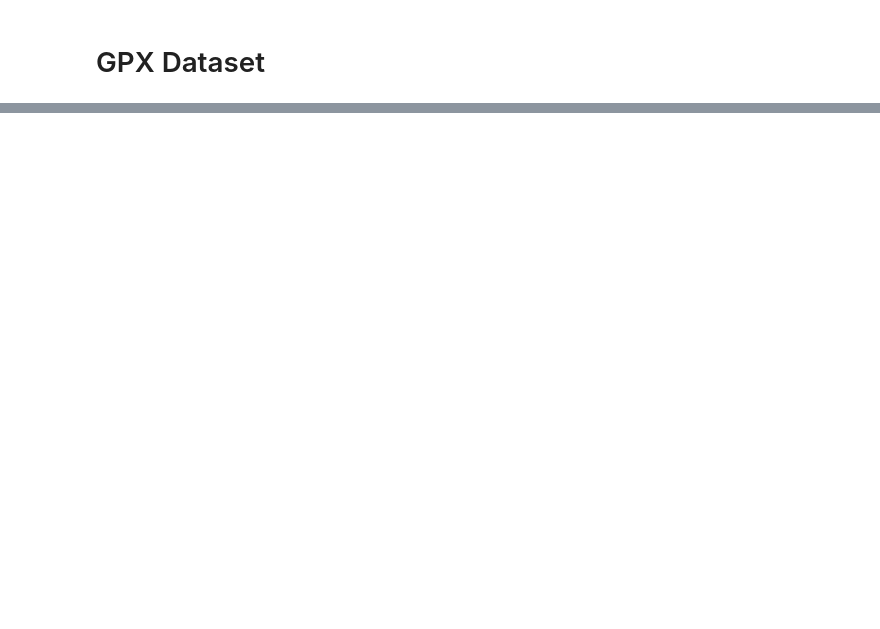
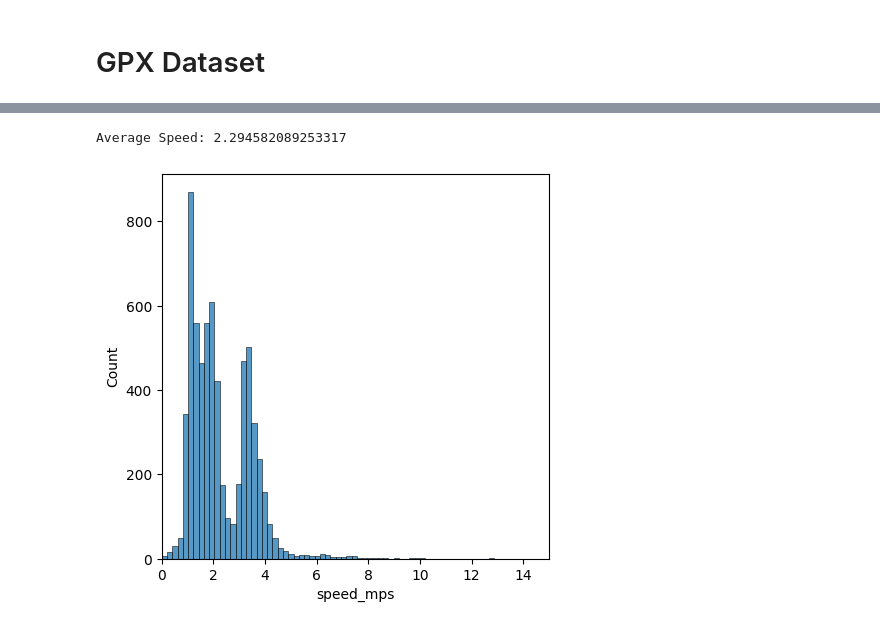
Before and after one commit to RodzanIskandar/Strava-Data, a Jupyter notebook: Strava_testing.ipynb, the cells around one changed output, grey strips where cells are left out. Saved outputs shown, nothing was run; the diff lists cells and outputs as text; code cells hidden in the pictures; blank space fills up the shorter version.

```diff
--- a/Strava_testing.ipynb
+++ b/Strava_testing.ipynb
@@ -43,2 +105,3 @@ df['Activity Date Modified Local'] = df['Activity Date Modified'] + timedelta(ho
 # %%
 df['Average Pace'] = 60 / (df['Average Speed'] * (0.001 / (1 / 3600)) )
+df['Average Elapsed Pace'] = 60 / (df['Average Elapsed Speed'] * (0.001 / (1 / 3600)) )
@@ -92,5 +233,5 @@ for track in gpx.tracks:
                 "time": point.time
             })
 # %%
-gpx_sample_df = pd.DataFrame(points)
+gpx_df = pd.DataFrame(points)
 # %%
@@ -133 +286,28 @@ gpx_sample_df['time_diff_seconds'] = time_diff
+# %%
+# gpx_sample_df["speed_kmh"] = gpx_sample_df["speed_mps"] * 3.6
+# gpx_sample_df["pace"] = gpx_sample_df['speed_mps'].apply(lambda x: 0 if x == 0 else 60 / (x * 3.6))
+
+# gpx_df["pace_min_km"] = (1000 / gpx_df["speed_mps"]) / 60
+gpx_df['pace_min_km'] = 60 / (gpx_df['speed_mps'] * (0.001 / (1 / 3600)) )
+gpx_df["pace_min_km_smooth"] = (
+    gpx_df["pace_min_km"]
+    .rolling(window=5, center=True)
+    .mean()
+)
+
+gpx_df["pace_min_km_ewm"] = (
+    gpx_df["pace_min_km"]
+    .ewm(alpha=0.2)
+    .mean()
+)
+# %%
+# Pace per 100 meters (in seconds)
+gpx_df["pace_sec_100m"] = 100 / gpx_df["speed_mps"]
+
+# Smoothed
+gpx_df["pace_sec_100m_smooth"] = (
+    gpx_df["pace_sec_100m"]
+    .rolling(window=5, center=True)
+    .mean()
+)
 # %%
@@ -134,0 +322,11 @@ gpx_sample_df.head()
+# %%
+avg_speed = gpx_df['speed_mps'].mean()
+print(f'Average Speed: {avg_speed}')
+
+plt.figure(figsize=(5,5))
+plt.xlim(0, 15)
+sns.histplot(gpx_df['speed_mps'])
+plt.show()
+# %% [output]
+Average Speed: 2.294582089253317
+[figure, added]
```
Also changed, not shown: parts of 40 cells of this notebook.
